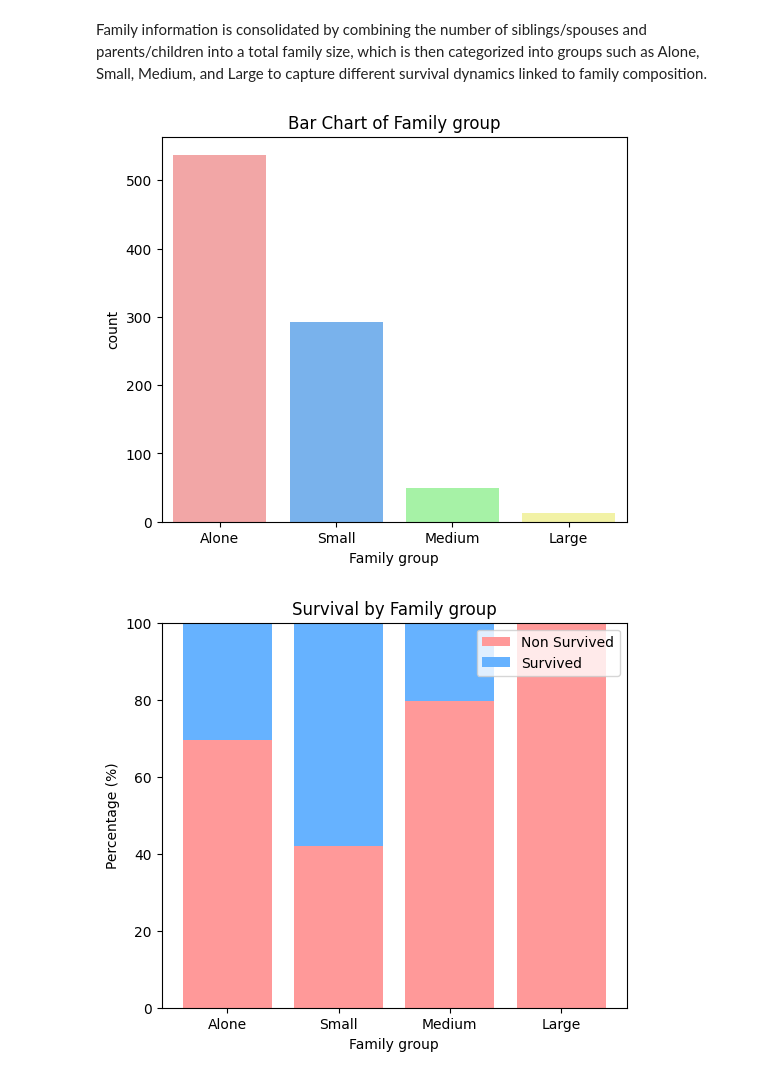
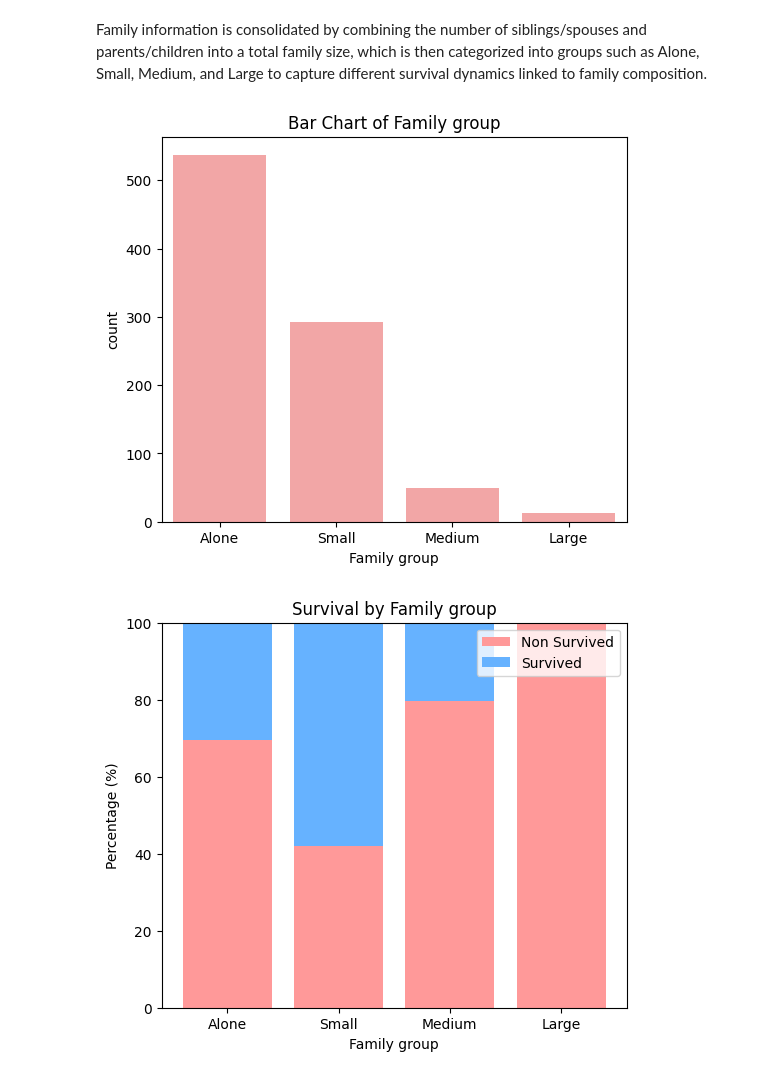
Before and after one commit to fede-giorgi/Transformer_is_All_You_Need, a Jupyter notebook: project.ipynb, the cells around one changed output. Drawn from its saved outputs; the diff is of its cells as text; code cells hidden in the pictures.

```diff
--- a/project.ipynb
+++ b/project.ipynb
@@ -946,16 +946,15 @@ df_train["Family group"] = pd.Categorical(
 # %%
 # Bar Chart of Family group
 plt.figure(figsize=(6, 5))
 sns.countplot(
     x="Family group",
     data=df_train,
-    palette=colors[:4],
-    hue="Family group",
+    color=colors[0],
     legend=False)
 plt.title("Bar Chart of Family group")
 plt.show()
 # %% [output]
-[figure, old version]
+[figure, new version]
 # %%
 percent_df = (
     df_train.groupby("Family group", observed=False)["Survived"]
```
Also changed, not shown: parts of 4 cells of this notebook.
